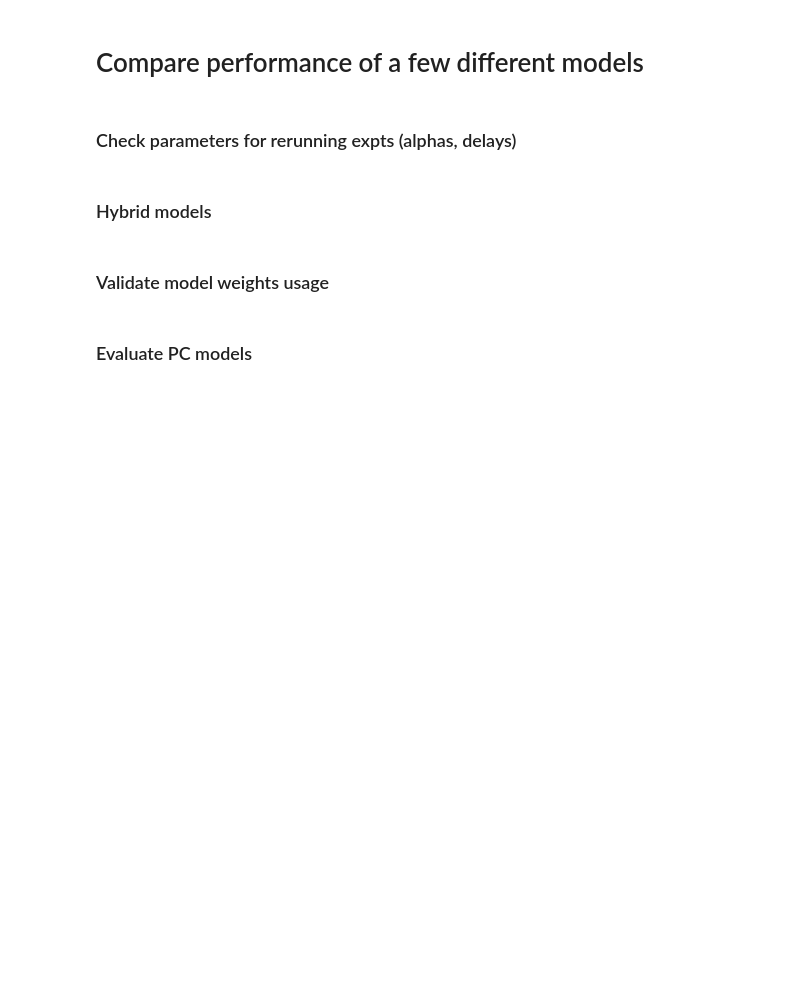
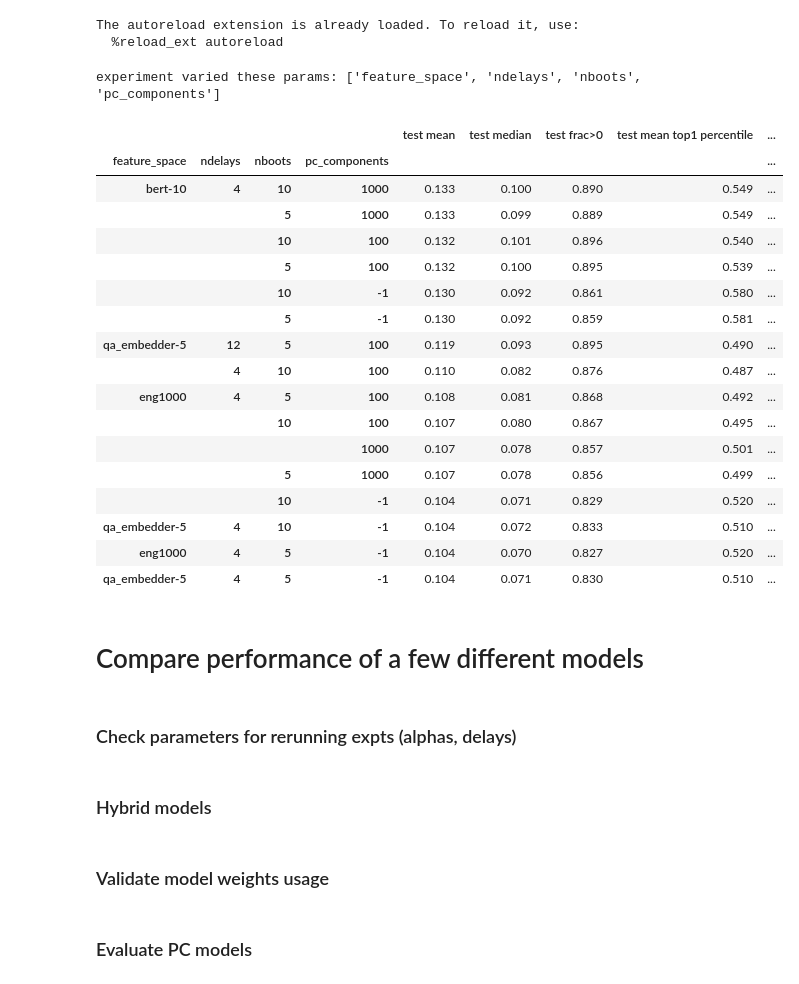
Before and after one commit to csinva/interpretable-embeddings, a Jupyter notebook: notebooks/01_encoding.ipynb, the cells around one changed output. Saved outputs shown, nothing was run; the diff lists cells and outputs as text; code cells hidden in the pictures; blank space fills up the shorter version.

Commit message:
pass in qa_embedder checkpoint

```diff
--- a/notebooks/01_encoding.ipynb
+++ b/notebooks/01_encoding.ipynb
@@ -15,35 +15,57 @@ import imodelsx.process_results
 import joblib
 from tqdm import tqdm
 fit_encoding = __import__('01_fit_encoding')
 dvu.set_style()
 
 # results_dir = '/home/chansingh/mntv1/deep-fMRI/encoding/results_mar27'
 results_dir = '/home/chansingh/mntv1/deep-fMRI/encoding/results_mar28'
 experiment_filename = '../experiments/01_fit_encoding.py'
 
 # load the results in to a pandas dataframe
 r = imodelsx.process_results.get_results_df(results_dir)
+r = imodelsx.process_results.fill_missing_args_with_default(
+    r, experiment_filename)
 cols_varied = imodelsx.process_results.get_experiment_keys(
     r, experiment_filename)
 print('experiment varied these params:', cols_varied)
-# r = imodelsx.process_results.fill_missing_args_with_default(
-    # r, experiment_filename)
 
 mets = [c for c in r.columns if 'corrs_test_' in c] + \
     [c for c in r.columns if 'corrs_tune_' in c]
 mets = [met for met in mets if not 'pc' in met]
 if len(cols_varied) > 0:
     d = r.groupby(cols_varied)[mets].mean()
 else:
     d = r[mets]
 (
     d
     .sort_values(by='corrs_test_mean', ascending=False)
     .rename(columns=lambda x: x.replace('_', ' ').replace('corrs', ''))
     .style
     .background_gradient(cmap='viridis', axis=0)
     .format(precision=3)
 )
+# %% [output]
+The autoreload extension is already loaded. To reload it, use:
+  %reload_ext autoreload
+experiment varied these params: ['feature_space', 'ndelays', 'nboots', 'pc_components']
+|  |  |  |  | test mean | test median | test frac>0 | test mean top1 percentile | ... |
+| feature_space | ndelays | nboots | pc_components |  |  |  |  | ... |
+| bert-10 | 4 | 10 | 1000 | 0.133 | 0.100 | 0.890 | 0.549 | ... |
+|  |  | 5 | 1000 | 0.133 | 0.099 | 0.889 | 0.549 | ... |
+|  |  | 10 | 100 | 0.132 | 0.101 | 0.896 | 0.540 | ... |
+|  |  | 5 | 100 | 0.132 | 0.100 | 0.895 | 0.539 | ... |
+|  |  | 10 | -1 | 0.130 | 0.092 | 0.861 | 0.580 | ... |
+|  |  | 5 | -1 | 0.130 | 0.092 | 0.859 | 0.581 | ... |
+| qa_embedder-5 | 12 | 5 | 100 | 0.119 | 0.093 | 0.895 | 0.490 | ... |
+|  | 4 | 10 | 100 | 0.110 | 0.082 | 0.876 | 0.487 | ... |
+| eng1000 | 4 | 5 | 100 | 0.108 | 0.081 | 0.868 | 0.492 | ... |
+|  |  | 10 | 100 | 0.107 | 0.080 | 0.867 | 0.495 | ... |
+|  |  |  | 1000 | 0.107 | 0.078 | 0.857 | 0.501 | ... |
+|  |  | 5 | 1000 | 0.107 | 0.078 | 0.856 | 0.499 | ... |
+|  |  | 10 | -1 | 0.104 | 0.071 | 0.829 | 0.520 | ... |
+| qa_embedder-5 | 4 | 10 | -1 | 0.104 | 0.072 | 0.833 | 0.510 | ... |
+| eng1000 | 4 | 5 | -1 | 0.104 | 0.070 | 0.827 | 0.520 | ... |
+| qa_embedder-5 | 4 | 5 | -1 | 0.104 | 0.071 | 0.830 | 0.510 | ... |
 # %% [markdown]
 # Compare performance of a few different models
 # %%
```
Also changed, not shown: 3 other files.
